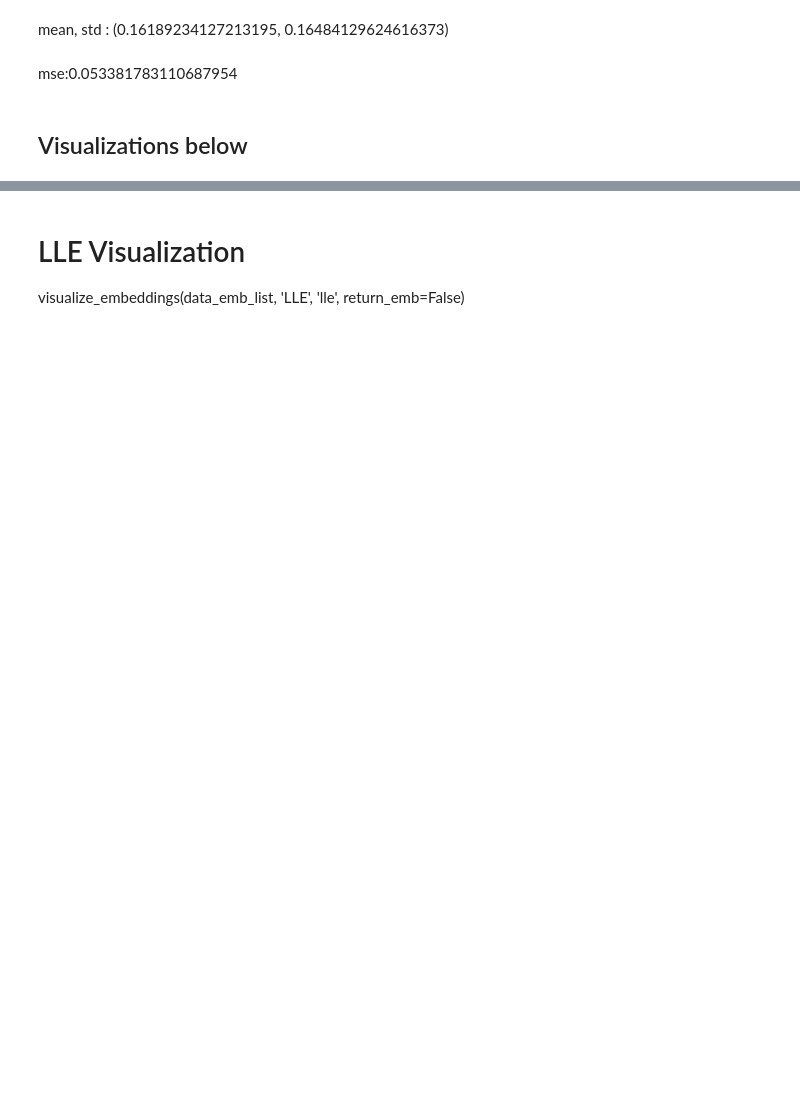
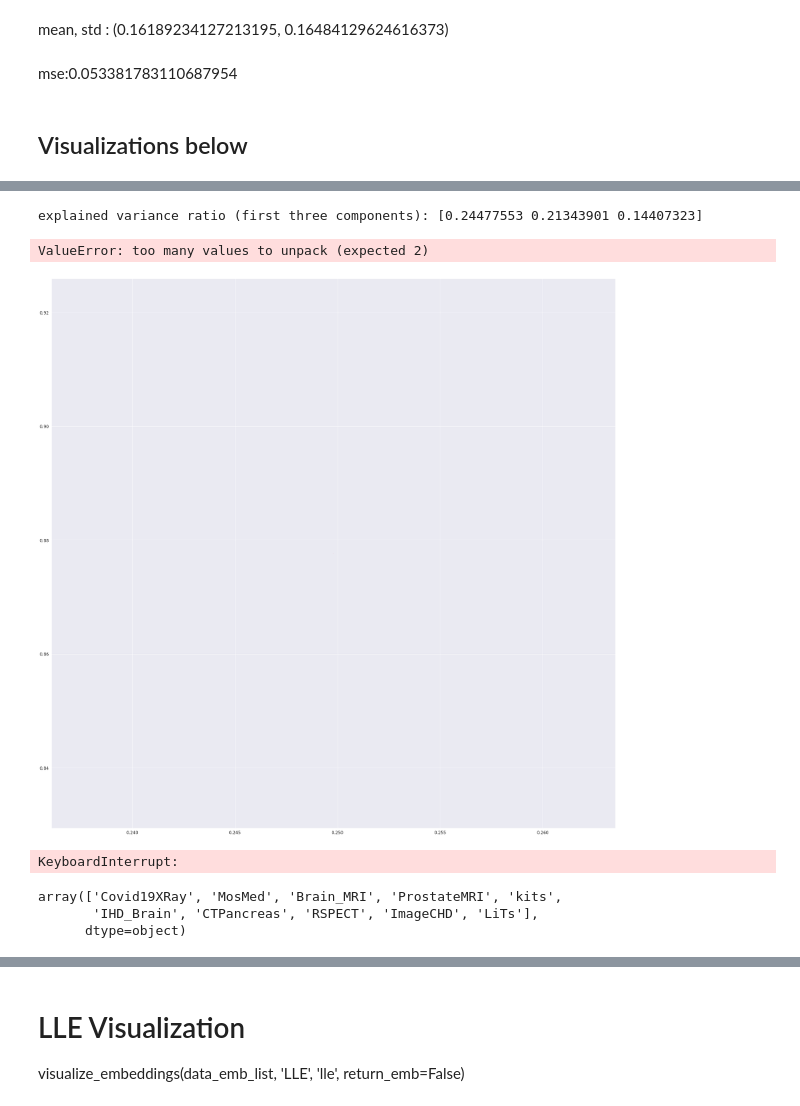
Before and after one commit to shikhar-srivastava/TANS, a Jupyter notebook: viz.ipynb, the cells around one changed output, grey strips where cells are left out. Saved outputs shown, nothing was run; the diff lists cells and outputs as text; code cells hidden in the pictures; blank space fills up the shorter version.

```diff
--- a/viz.ipynb
+++ b/viz.ipynb
@@ -381,0 +476,2 @@ Euclidian error for lle: 364.43
+# %%
+results = {'model_zoo': f_model_zoo, 'd_pca': d['pca'], 'd_tsne': d['tsne'], 'd_isomap': d['isomap'], 'd_lle': d['lle'], 'true_distances': true_distances, 'labels_for_distances' : true['dataset'].unique()}
@@ -381,0 +502,29 @@ Euclidian error for lle: 364.43
+# %%
+# Visualize PCA with 3 components in 3d space
+from mpl_toolkits.mplot3d import Axes3D
+
+def visualize_pca_3d(data_emb_list, title, method):
+
+    colors = ['red', 'blue', 'green', 'yellow', 'orange', 'purple', 'brown', 'pink', 'gray', 'cyan', 'magenta', 'indigo', 'lime', 'olive', 'teal', 'navy', 'maroon', 'black', 'gold', 'silver', 'gray', 'crimson', 'darkblue', 'darkgreen', 'darkred', 'darkorange', 'darkviolet', 'darkcyan', 'darkmagenta', 'darkgray', 'lightpink', 'lightblue', 'lightgreen', 'lightyellow', 'lightgray', 'lightcoral', 'lightcyan', 'lightgoldenrodyellow', 'lightgray', 'lightpink', 'lightblue', 'lightgreen', 'lightyellow', 'lightgray', 'lightcoral', 'lightcyan', 'lightgoldenrodyellow', 'lightgray', 'lightpink', 'lightblue', 'lightgreen', 'lightyellow', 'lightgray', 'lightcoral', 'lightcyan', 'lightgoldenrodyellow', 'lightgray', 'lightpink', 'lightblue', 'lightgreen', 'lightyellow', 'lightgray', 'lightcoral', 'lightcyan', 'lightgoldenrodyellow', 'lightgray', 'lightpink', 'lightblue', 'lightgreen', 'lightyellow', 'lightgray', 'lightcoral', 'lightcyan', 'lightgoldenrodyellow', 'lightgray', 'lightpink', 'lightblue', 'lightgreen', 'lightyellow', 'lightgray', 'lightcoral', 'lightcyan', 'lightgoldenrodyellow', 'lightgray', 'lightpink', 'lightblue', 'lightgreen', 'lightyellow', 'lightgray', 'lightcoral', 'lightcyan', 'lightgoldenrodyellow', 'lightgray', 'lightpink', 'lightblue', 'lightgreen', 'lightyellow', 'lightgray', 'lightcoral', 'lightcyan', 'lightgoldenrodyellow', 'lightgray', 'lightpink', 'lightblue', 'lightgreen', 'lightyellow', 'lightgray']
+
+    # Visualize embeddings
+    if method == 'pca':
+        pca = PCA(n_components=3)
+        results = pca.fit_transform([d['emb'] for d in data_emb_list])
+        # print explained variance
+        print('explained variance ratio (first three components): %s' % str(pca.explained_variance_ratio_))
+
+    plt.figure(figsize=(40, 40))
+
+    for i, d in enumerate(data_emb_list):
+        x, y, z = results[i, :]
+        plt.scatter(x, y, z, c=colors[d['color']-1])
+        plt.annotate(d['name'], (x, y, z), fontsize=18 if 'D' in d['name'] else 9, color=colors[d['color']-1] if 'D' in d['name'] else 'black')
+    plt.title(title)
+    plt.show()
+# %%
+visualize_pca_3d(data_emb_list, 'PCA', 'pca')
+# %% [output]
+explained variance ratio (first three components): [0.24477553 0.21343901 0.14407323]
+ValueError: too many values to unpack (expected 2)
+[figure, added]
@@ -381,0 +549,11 @@ Euclidian error for lle: 364.43
+# %%
+pca_distances = compute_distances(d['pca'])
+plot_distance_matrix(pca_distances, true['dataset'])
+# %% [output]
+KeyboardInterrupt:
+# %%
+true['dataset'].unique()
+# %% [output]
+array(['Covid19XRay', 'MosMed', 'Brain_MRI', 'ProstateMRI', 'kits',
+       'IHD_Brain', 'CTPancreas', 'RSPECT', 'ImageCHD', 'LiTs'],
+      dtype=object)
```
Also changed, not shown: parts of 29 cells of this notebook, 9 other files.
